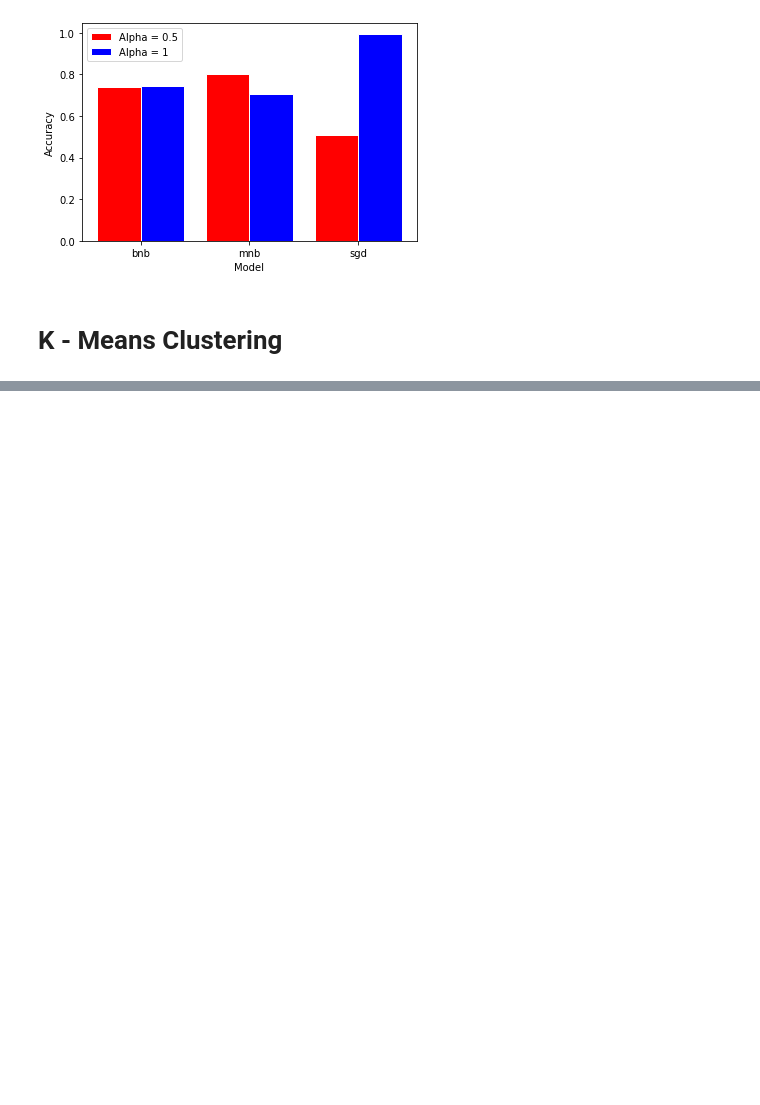
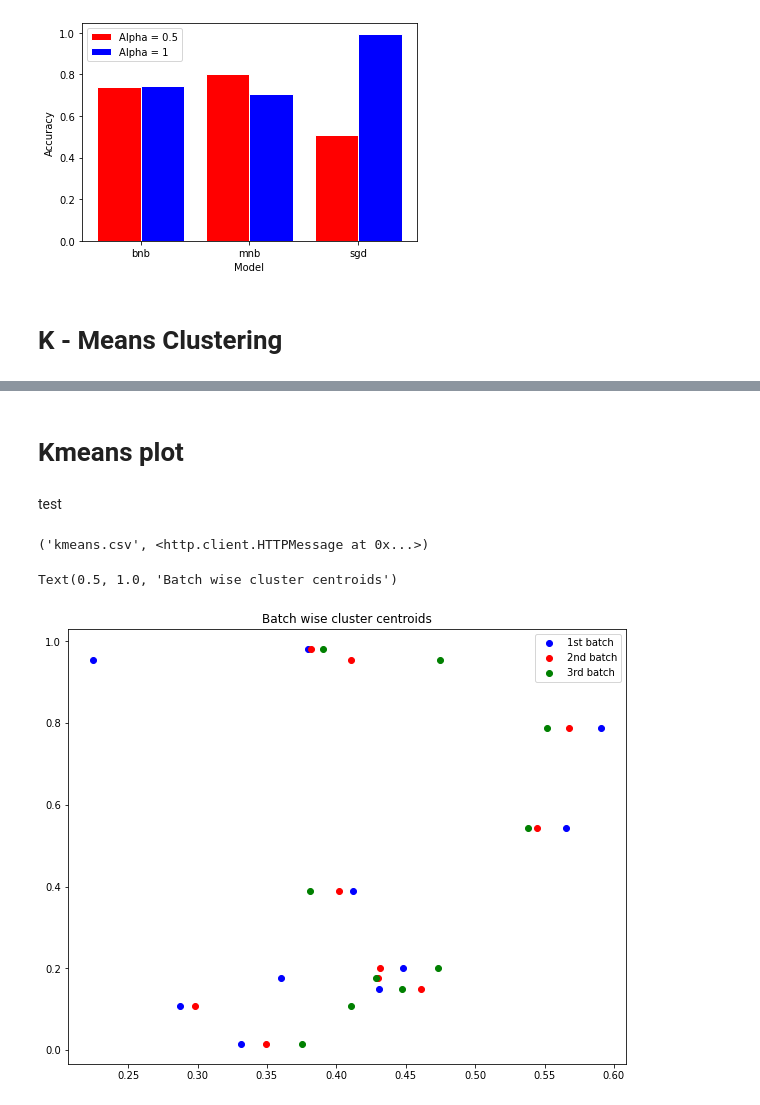
Before and after one commit to Abhishek4848/Email_Spam_Classifier, a Jupyter notebook: PerformanceMetrics_MLstreaming.ipynb, the cells around one changed output, grey strips where cells are left out. Cells and saved outputs as stored; diff of their text form; code cells hidden in the pictures; blank space fills up the shorter version.

Commit message:
Added plots

```diff
--- a/PerformanceMetrics_MLstreaming.ipynb
+++ b/PerformanceMetrics_MLstreaming.ipynb
@@ -214,0 +224,27 @@ kmc_perf_metric('KMC_pca3')
+# %% [markdown]
+# Kmeans plot
+# %% [markdown]
+test
+# %%
+import urllib.request
+urllib.request.urlretrieve("https://raw.githubusercontent.com/Abhishek4848/Datasets/master/kmeans_test/batch1_kmeans.txt",'batch1_kmeans.txt')
+urllib.request.urlretrieve("https://raw.githubusercontent.com/Abhishek4848/Datasets/master/kmeans_test/batch2_kmeans.txt","batch2_kmeans.txt")
+urllib.request.urlretrieve("https://raw.githubusercontent.com/Abhishek4848/Datasets/master/kmeans_test/batch3_kmeans.txt","batch3_kmeans.txt")
+urllib.request.urlretrieve("https://raw.githubusercontent.com/Abhishek4848/Datasets/master/kmeans_test/kmeans.csv","kmeans.csv")
+# %% [output]
+('kmeans.csv', <http.client.HTTPMessage at 0x...>)
+# %%
+original_array = np.loadtxt("/content/batch1_kmeans.txt").reshape(2, 10)
+original_array1 = np.loadtxt("/content/batch2_kmeans.txt").reshape(2, 10)
+original_array2 = np.loadtxt("/content/batch3_kmeans.txt").reshape(2, 10)
+
+plt.figure(figsize=(10,8))
+plt.scatter(original_array[0],original_array[1],color='b')
+plt.scatter(original_array1[0],original_array[1],color='r')
+plt.scatter(original_array2[0],original_array[1],color='g')
+
+plt.legend(['1st batch','2nd batch','3rd batch'])
+plt.title("Batch wise cluster centroids")
+# %% [output]
+Text(0.5, 1.0, 'Batch wise cluster centroids')
+[figure, added]
```
Also changed, not shown: parts of 6 cells of this notebook.
